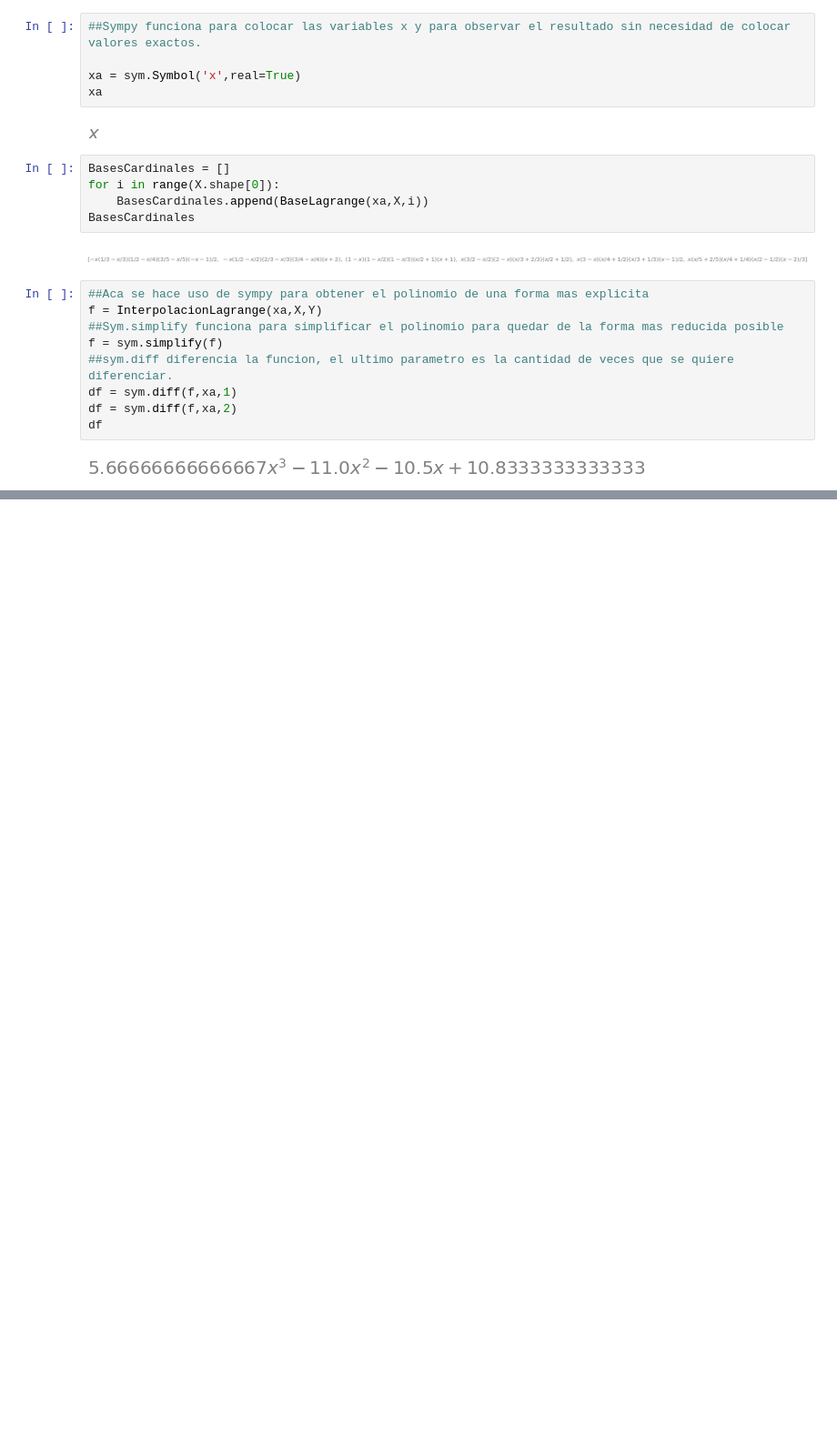
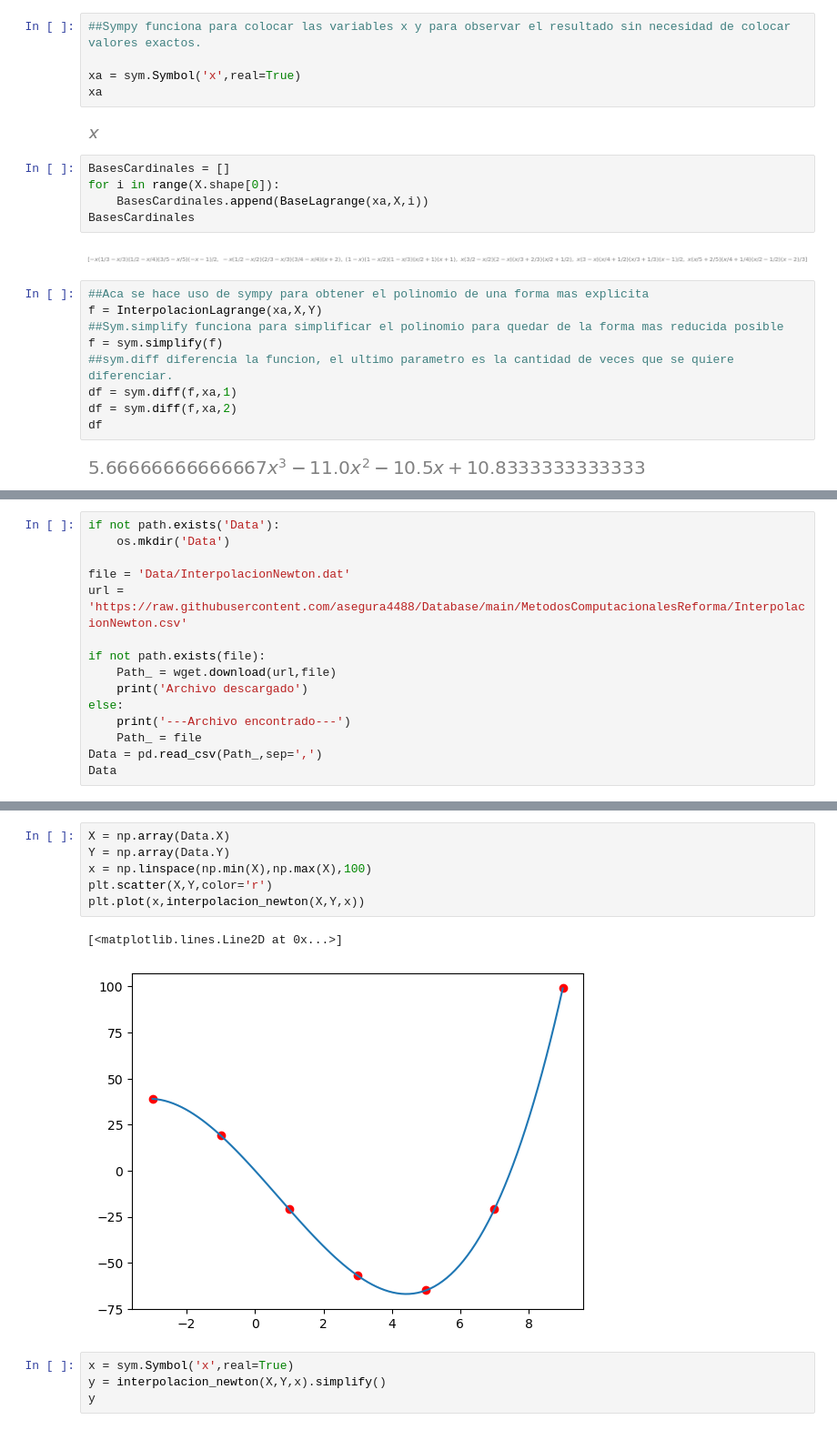
Before and after one commit to DANI2579/MetodosI_MateoRubio_DanielaLancheros, a Jupyter notebook: Repaso Parcial 1/Repaso_semana4.ipynb, the cells around one changed output, grey strips where cells are left out. Shown at 91% size. Drawn from its saved outputs; the diff is of its cells as text; blank space fills up the shorter version.

```diff
--- a/Repaso Parcial 1/Repaso_semana4.ipynb
+++ b/Repaso Parcial 1/Repaso_semana4.ipynb
@@ -94,0 +146,15 @@ df
+# %%
+if not path.exists('Data'):
+    os.mkdir('Data')
+
+file = 'Data/InterpolacionNewton.dat'
+url = 'https://raw.githubusercontent.com/asegura4488/Database/main/MetodosComputacionalesReforma/InterpolacionNewton.csv'
+
+if not path.exists(file):
+    Path_ = wget.download(url,file)
+    print('Archivo descargado')
+else:
+    print('---Archivo encontrado---')
+    Path_ = file
+Data = pd.read_csv(Path_,sep=',')
+Data
@@ -94,0 +171,13 @@ df
+# %%
+X = np.array(Data.X)
+Y = np.array(Data.Y)
+x = np.linspace(np.min(X),np.max(X),100)
+plt.scatter(X,Y,color='r')
+plt.plot(x,interpolacion_newton(X,Y,x))
+# %% [output]
+[<matplotlib.lines.Line2D at 0x...>]
+[figure, added]
+# %%
+x = sym.Symbol('x',real=True)
+y = interpolacion_newton(X,Y,x).simplify()
+y
```
Also changed, not shown: parts of 5 cells of this notebook, 1 other file.
